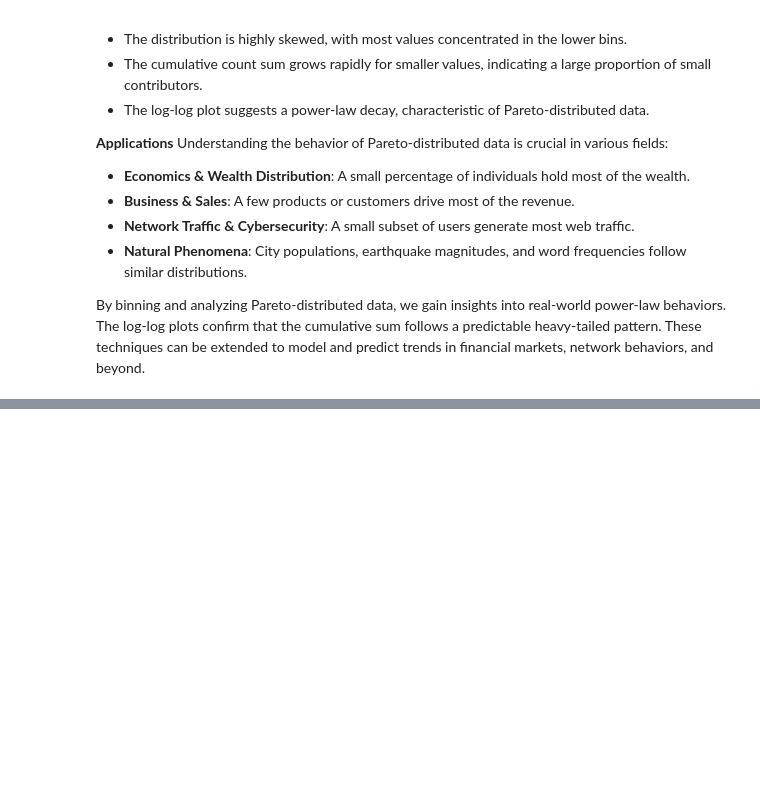
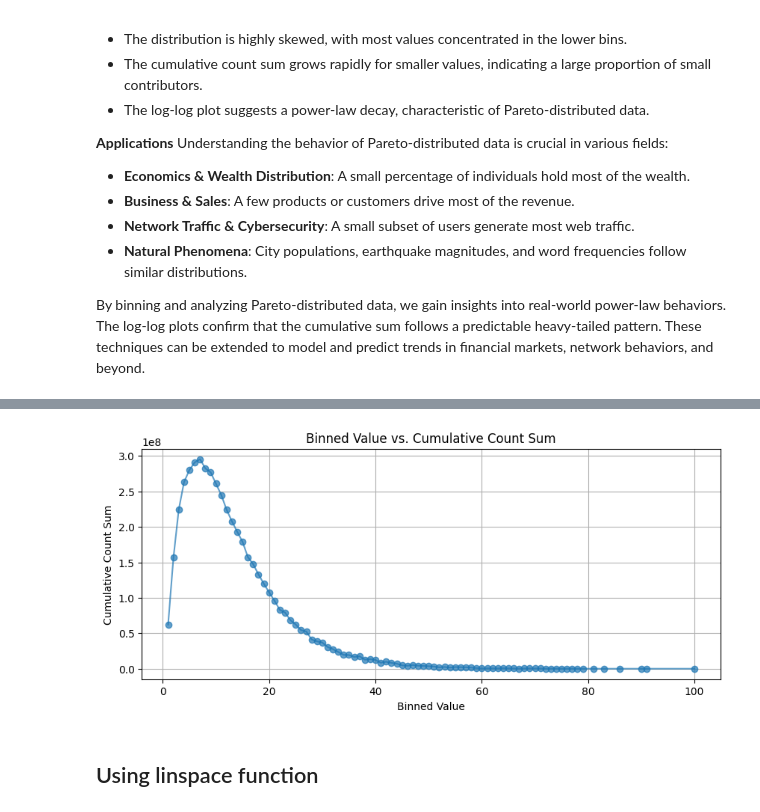
Before and after one commit to ozsp12/computational_physics, a Jupyter notebook: logarithmic_binning_step_by_step.ipynb, the cells around one changed output, grey strips where cells are left out. Cells and saved outputs as stored; diff of their text form; code cells hidden in the pictures; blank space fills up the shorter version.

```diff
--- a/logarithmic_binning_step_by_step.ipynb
+++ b/logarithmic_binning_step_by_step.ipynb
@@ -347,0 +346,13 @@ plt.show()
+# %%
+# Plot the graph of Binned Value vs. Cumulative Count Sum
+plt.figure(figsize=(10, 4))
+plt.plot(bin_summary['BinFormula'], bin_summary['Cum_Count_Sum'], marker='o', linestyle='-', alpha=0.7)
+plt.xlabel('Binned Value')
+plt.ylabel('Cumulative Count Sum')
+plt.title('Binned Value vs. Cumulative Count Sum')
+plt.grid(True)
+plt.show()
+# %% [output]
+[figure, added]
+# %% [markdown]
+## Using linspace function
```
Also changed, not shown: parts of 20 cells of this notebook.
